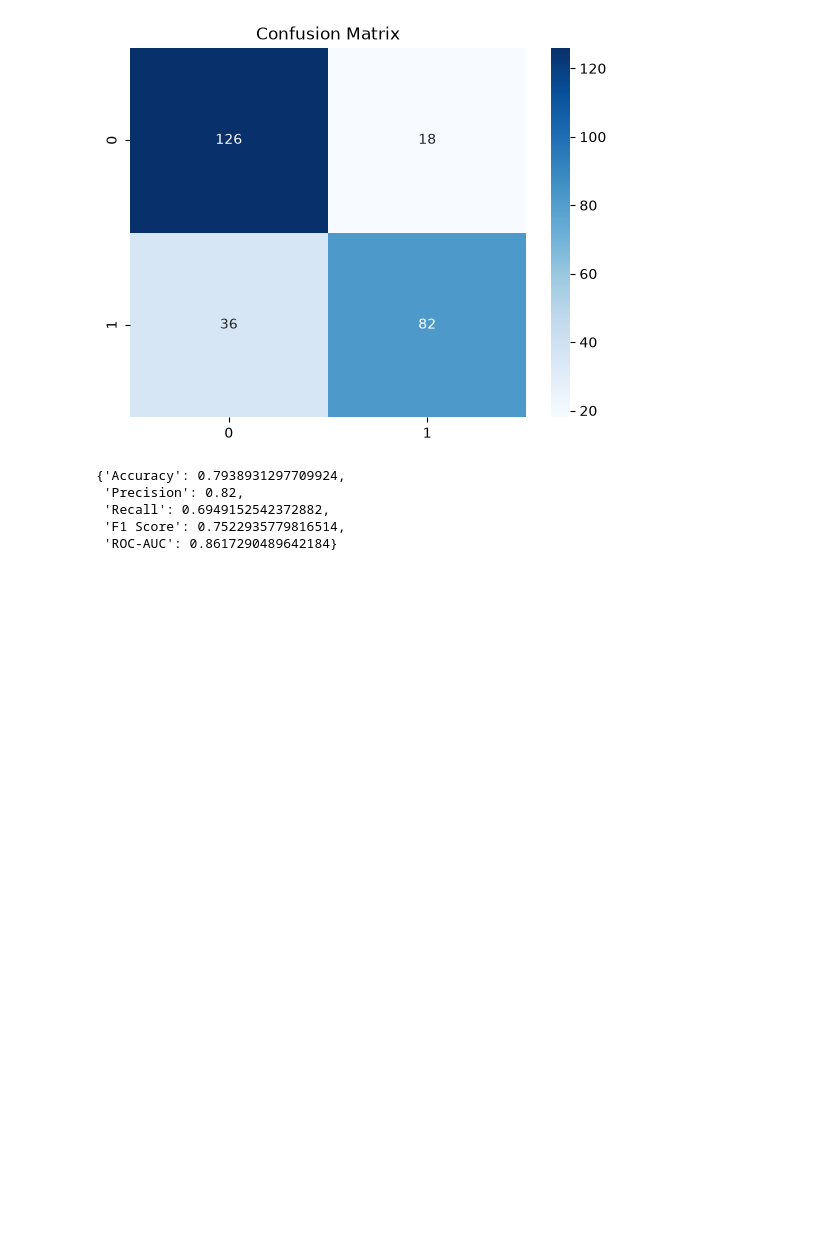
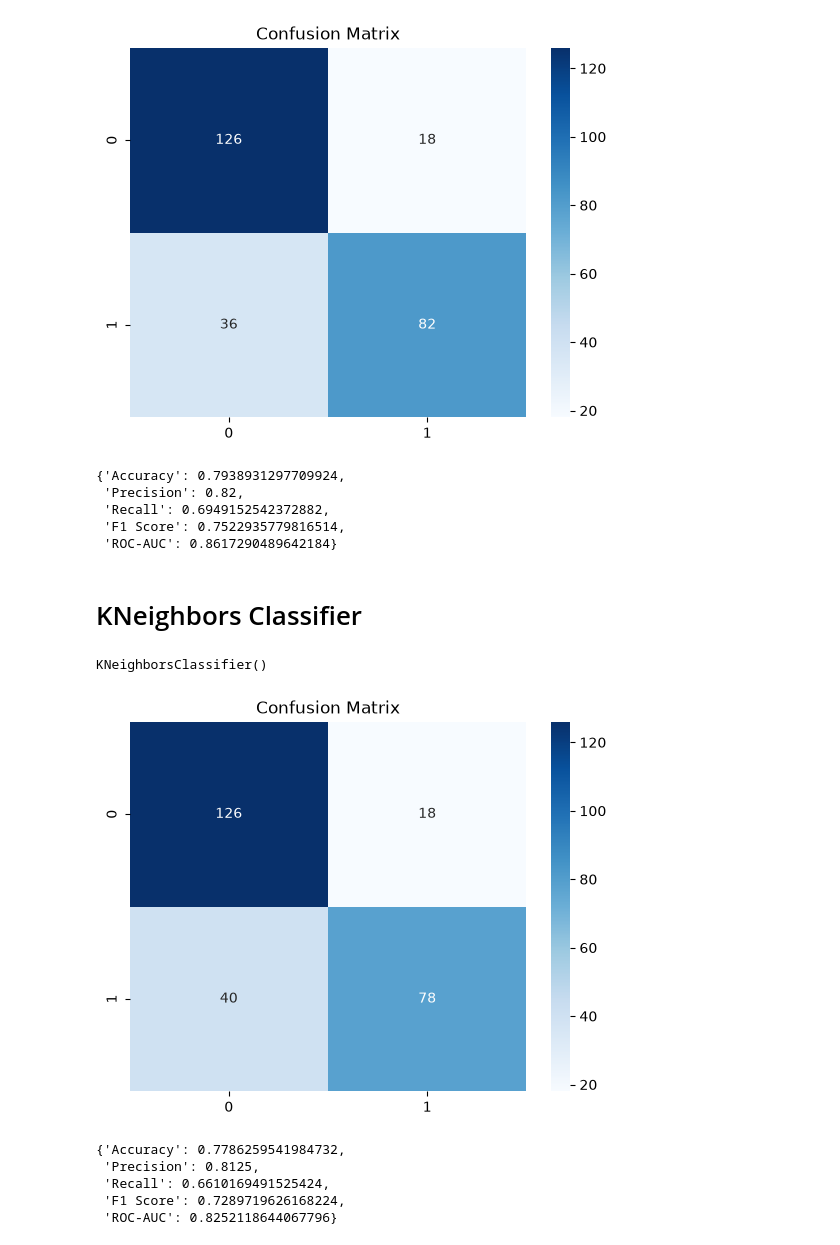
Before and after one commit to Mohamadzf23/titanic-survival-classification, a Jupyter notebook: src/titanic_classification.ipynb, the cells around one changed output. Drawn from its saved outputs; the diff is of its cells as text; code cells hidden in the pictures; blank space fills up the shorter version.

```diff
--- a/src/titanic_classification.ipynb
+++ b/src/titanic_classification.ipynb
@@ -641,3 +641,11 @@ evaluate(logistic, X_test_scaled, y_test)
  'Recall': 0.6949152542372882,
  'F1 Score': 0.7522935779816514,
  'ROC-AUC': 0.8617290489642184}
+# %% [markdown]
+# KNeighbors Classifier
+# %%
+knn = KNeighborsClassifier(n_neighbors=5)
+
+knn.fit(X_train_scaled, y_train)
+# %% [output]
+KNeighborsClassifier()
@@ -643,0 +654,12 @@ evaluate(logistic, X_test_scaled, y_test)
+# %%
+plot_confusion_matrix(knn, X_test_scaled, y_test)
+# %% [output]
+[figure, added]
+# %%
+evaluate(knn, X_test_scaled, y_test)
+# %% [output]
+{'Accuracy': 0.7786259541984732,
+ 'Precision': 0.8125,
+ 'Recall': 0.6610169491525424,
+ 'F1 Score': 0.7289719626168224,
+ 'ROC-AUC': 0.8252118644067796}
```
Also changed, not shown: parts of 1 cell of this notebook.
